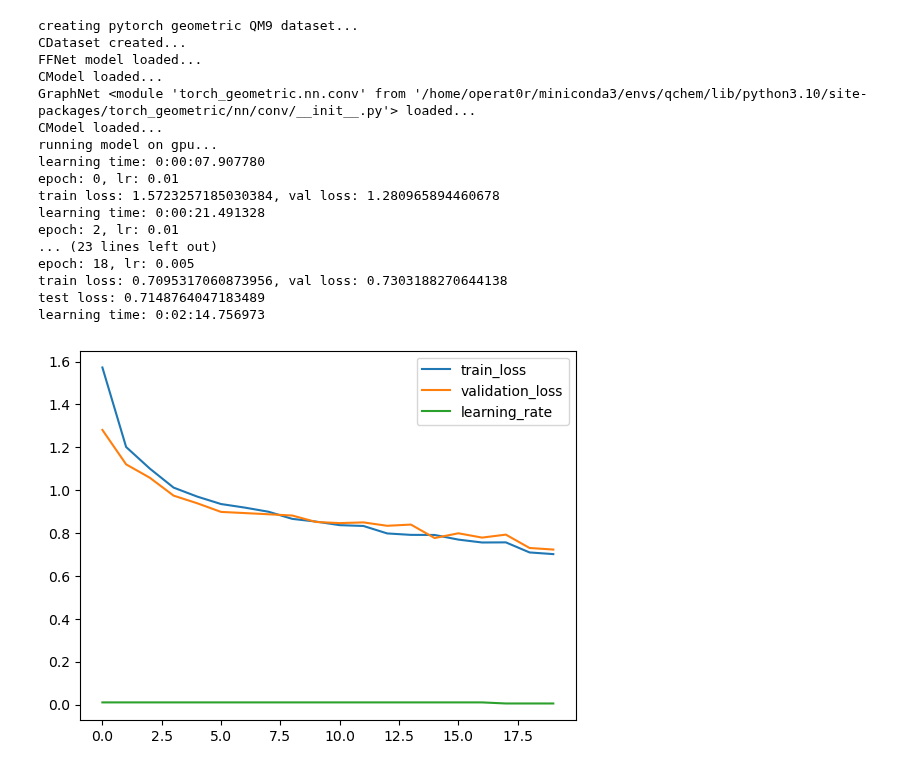
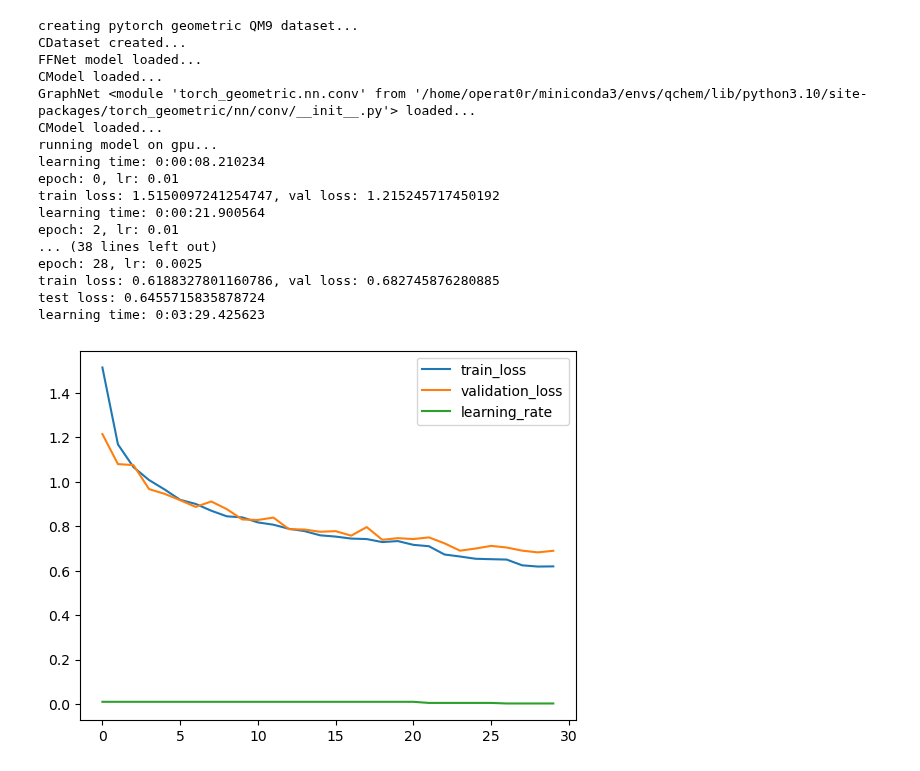
Before and after one commit to icanswim/qchem, a Jupyter notebook: experiment.ipynb, the cells around one changed output. Saved outputs shown, nothing was run; the diff lists cells and outputs as text; code cells hidden in the pictures.

```diff
--- a/experiment.ipynb
+++ b/experiment.ipynb
@@ -240,43 +306,43 @@ ds_params = {'train_params': {'dataset': 'QM9',
 
 metrics_params = {'report_interval': 10,
                   'log_plot': False}
 
 opt_params = {'lr': 0.01}
 
 crit_params = {'reduction': 'sum'}
 
 sample_params = {'set_seed': 88,
                  'splits': (.7, .15)}
 
 sched_params = {'factor': .5,
                 'patience': 2,
                 'cooldown': 1}
 
 l = Learn([PGDS], GraphNet, Selector,
           Optimizer=Adam, Scheduler=ReduceLROnPlateau, Criterion=MSELoss, DataLoader=DataLoader,
           model_params=model_params, ds_params=ds_params, sample_params=sample_params,
           opt_params=opt_params, sched_params=sched_params, crit_params=crit_params,
           metrics_params=metrics_params,
-          squeeze_y_pred=True, batch_size=256, epochs=20)
+          squeeze_y_pred=True, batch_size=256, epochs=30)
 # %% [output]
 creating pytorch geometric QM9 dataset...
 CDataset created...
 FFNet model loaded...
 CModel loaded...
 GraphNet <module 'torch_geometric.nn.conv' from '/home/operat0r/miniconda3/envs/qchem/lib/python3.10/site-packages/torch_geometric/nn/conv/__init__.py'> loaded...
 CModel loaded...
 running model on gpu...
-learning time: 0:00:07.907780
+learning time: 0:00:08.210234
 epoch: 0, lr: 0.01
-train loss: 1.5723257185030384, val loss: 1.280965894460678
-learning time: 0:00:21.491328
+train loss: 1.5150097241254747, val loss: 1.215245717450192
+learning time: 0:00:21.900564
 epoch: 2, lr: 0.01
-... (23 lines left out)
-epoch: 18, lr: 0.005
-train loss: 0.7095317060873956, val loss: 0.7303188270644138
-test loss: 0.7148764047183489
-learning time: 0:02:14.756973
+... (38 lines left out)
+epoch: 28, lr: 0.0025
+train loss: 0.6188327801160786, val loss: 0.682745876280885
+test loss: 0.6455715835878724
+learning time: 0:03:29.425623
-[figure, old version]
+[figure, new version]
 # %%
 #example cosmosis/qchem PyG dataset wrapper with Data object output with
 #custom transforms and sklearn metrics and PyG model
```
Also changed, not shown: parts of 6 cells of this notebook, 2 other files.
